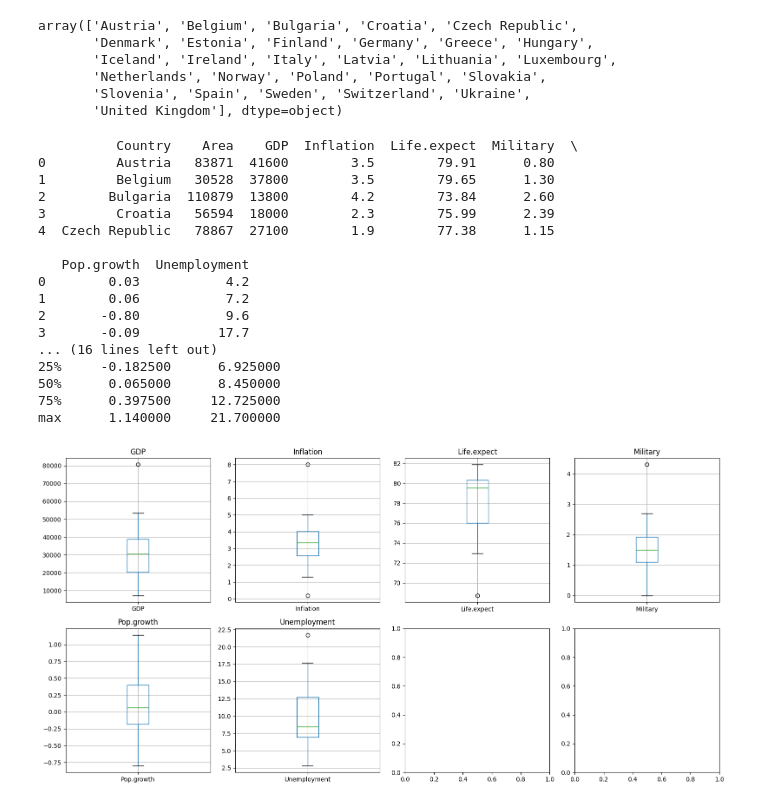
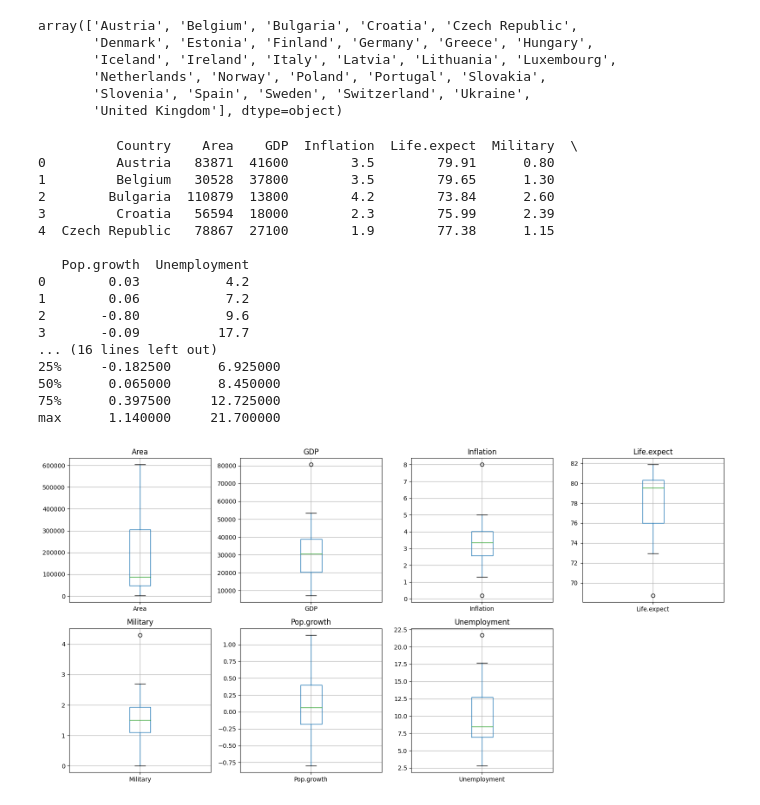
Before and after one commit to Ian-Arnott/TPs-SIA, a Jupyter notebook: Tp4/pca.ipynb, the cells around one changed output. Saved outputs shown, nothing was run; the diff lists cells and outputs as text; code cells hidden in the pictures.

Commit message:
boxplots

```diff
--- a/Tp4/pca.ipynb
+++ b/Tp4/pca.ipynb
@@ -43,32 +43,32 @@ output_file.close()
 # %%
 print(df.head())
 print(df.describe())
 
-fig, axes = plt.subplots(nrows=2, ncols=4, figsize=(16, 8))
+plt.figure(figsize=(16, 8))
 
-for i, col in enumerate(df.columns[2:]):
-    ax = axes[i//4, i%4]
-    df.boxplot(col, ax=ax)
-    ax.set_title(col)
+for i, col in enumerate(df.columns[1:]):
+    plt.subplot(2, 4, i+1)
+    df.boxplot(col)
+    plt.title(col)
 
 plt.tight_layout()
 plt.show()
 # %% [output]
           Country    Area    GDP  Inflation  Life.expect  Military  \
 0         Austria   83871  41600        3.5        79.91      0.80
 1         Belgium   30528  37800        3.5        79.65      1.30
 2        Bulgaria  110879  13800        4.2        73.84      2.60
 3         Croatia   56594  18000        2.3        75.99      2.39
 4  Czech Republic   78867  27100        1.9        77.38      1.15
 
    Pop.growth  Unemployment
 0        0.03           4.2
 1        0.06           7.2
 2       -0.80           9.6
 3       -0.09          17.7
 ... (16 lines left out)
 25%     -0.182500      6.925000
 50%      0.065000      8.450000
 75%      0.397500     12.725000
 max      1.140000     21.700000
-[figure, old version]
+[figure, new version]
```
Also changed, not shown: parts of 5 cells of this notebook.
